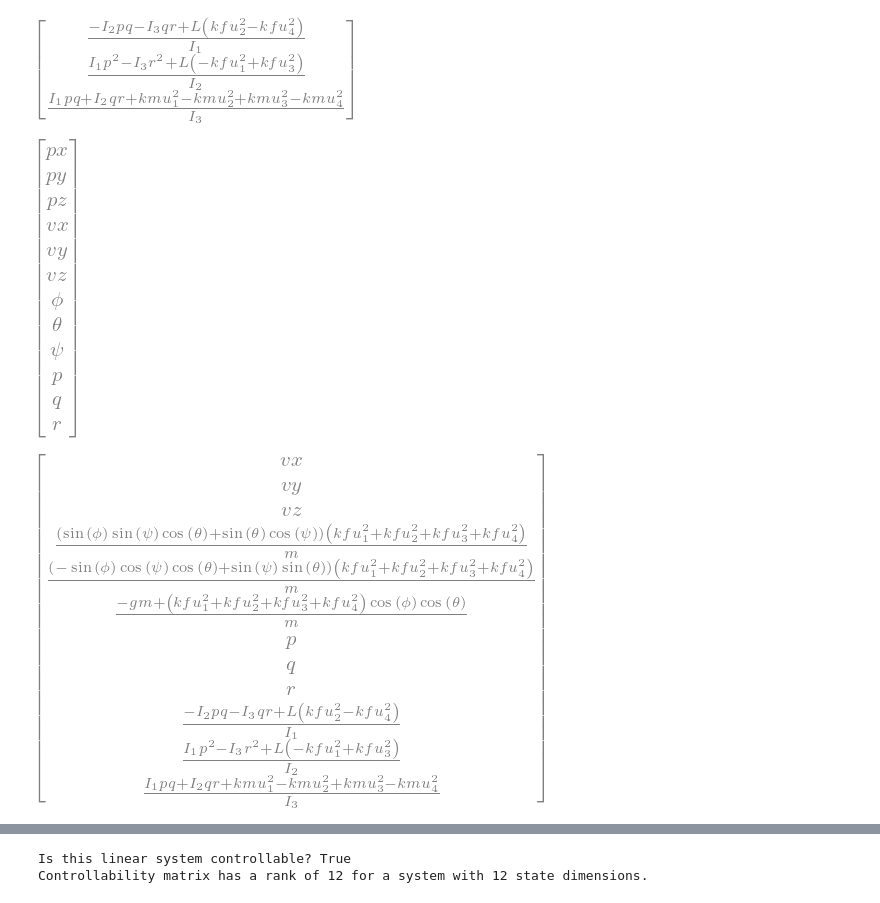
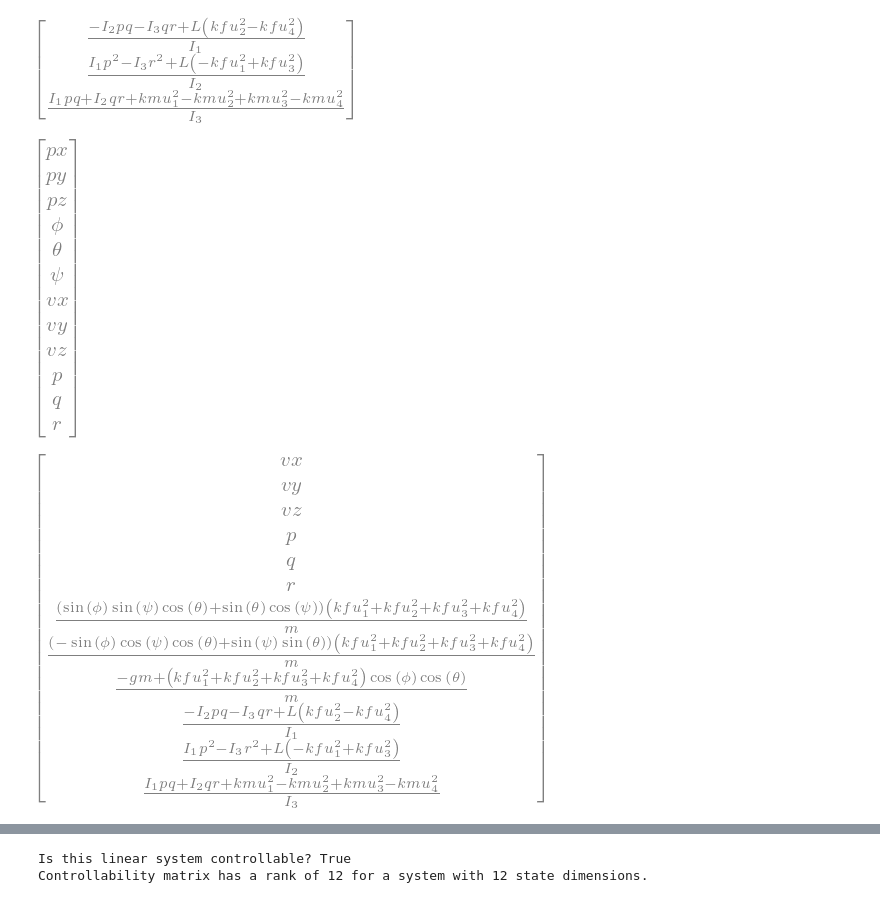
Before and after one commit to jorgejc2/ISS_Lyapunov_Stable_NN_Controllers, a Jupyter notebook: SimpleExamples/linear_sympy_notebook.ipynb, the cells around one changed output, grey strips where cells are left out. Cells and saved outputs as stored; diff of their text form; code cells hidden in the pictures.

```diff
--- a/SimpleExamples/linear_sympy_notebook.ipynb
+++ b/SimpleExamples/linear_sympy_notebook.ipynb
@@ -6,7 +6,20 @@ import numpy as np
 from numpy import ndarray
 from sympy import symbols, cos, sin, tan, Matrix, init_printing
 import scipy
+from math import sqrt
+import matplotlib
 import matplotlib.pyplot as plt
+from tqdm import tqdm
+from time import time
+# For creating 3D animation clips
+import matplotlib.animation as animation
+from matplotlib.animation import FFMpegWriter
+from mpl_toolkits.mplot3d.art3d import Poly3DCollection
+from IPython.display import HTML
+from mpl_toolkits.mplot3d.art3d import Line3DCollection
+from matplotlib.gridspec import GridSpec
+matplotlib.rcParams['animation.embed_limit'] = 22 * 1000  # in MB, our embedded limit for creating the 3D
+plt.rcParams['text.usetex'] = True
 # %%
 to_numpy = lambda x : x.detach().numpy() if isinstance(x, Tensor) else x
 set_t = {
@@ -137,16 +150,18 @@ ang_matrix
 [figure]
 # %%
 # the state vector
-x = Matrix([px, py, pz, vx, vy, vz, phi, theta, psi, p, q, r])
+# x = Matrix([px, py, pz, vx, vy, vz, phi, theta, psi, p, q, r])
+x = Matrix([px, py, pz, phi, theta, psi, vx, vy, vz, p, q, r])
 x
 # %% [output]
-[figure, old version]
+[figure, new version]
 # %%
 # derivative of the state vector ( same as nonlinear dynamics f(x) )
-xdot = Matrix([vx, vy, vz, *acc_matrix[:, 0], p, q, r, *ang_matrix[:, 0]])
+# xdot = Matrix([vx, vy, vz, *acc_matrix[:, 0], p, q, r, *ang_matrix[:, 0]])
+xdot = Matrix([vx, vy, vz, p, q, r, *acc_matrix[:, 0], *ang_matrix[:, 0]])
 xdot
 # %% [output]
-[figure, old version]
+[figure, new version]
 # %%
 # linearize the dynamics w.r.t. x to get A
 A_sym = xdot.jacobian(x)
```
Also changed, not shown: parts of 16 cells of this notebook, 5 other files.
